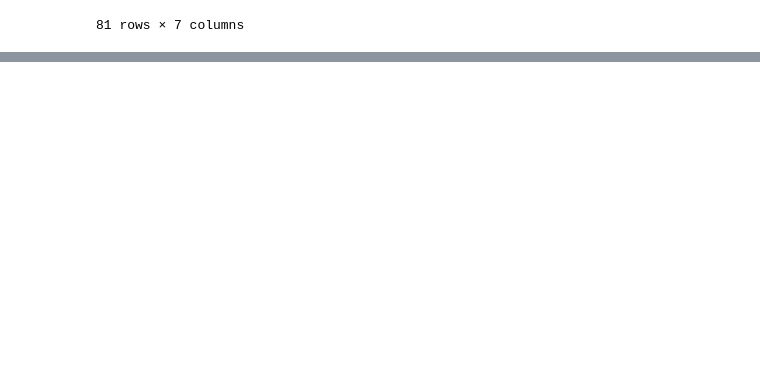
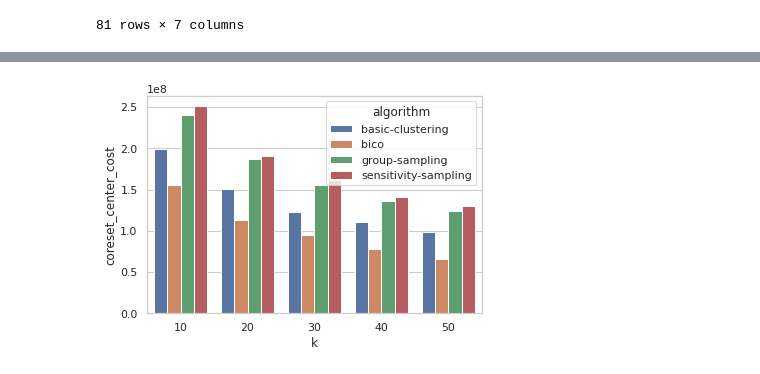
Before and after one commit to sheikhomar/coresets-bench, a Jupyter notebook: pynb/13-cost-of-coreset-centers.ipynb, the cells around one changed output, grey strips where cells are left out. Saved outputs shown, nothing was run; the diff lists cells and outputs as text; code cells hidden in the pictures; blank space fills up the shorter version.

```diff
--- a/pynb/13-cost-of-coreset-centers.ipynb
+++ b/pynb/13-cost-of-coreset-centers.ipynb
@@ -91,0 +121,4 @@ df_cost_data
+# %%
+sns.barplot(data=df_filtered, x='k', y='coreset_center_cost', hue='algorithm');
+# %% [output]
+[figure, added]
```
Also changed, not shown: parts of 21 cells of this notebook.
